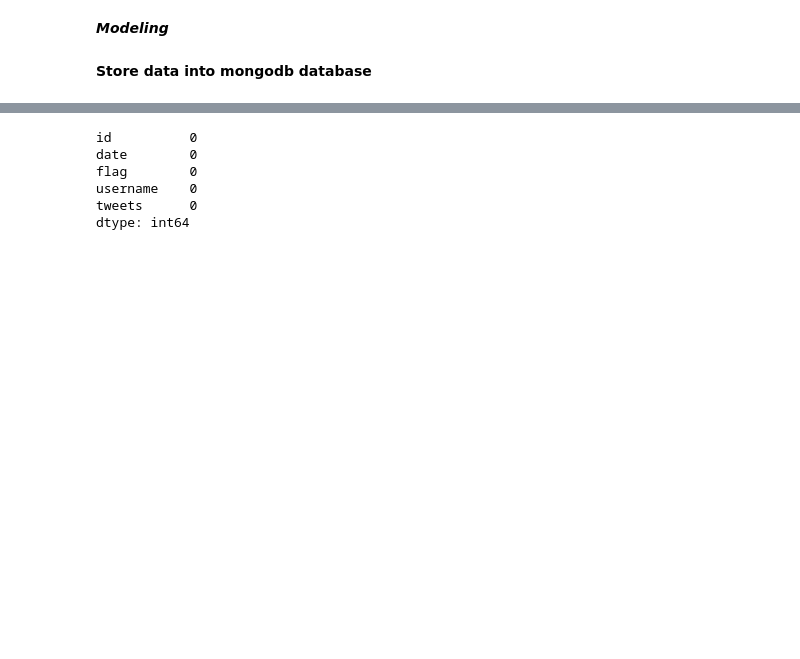
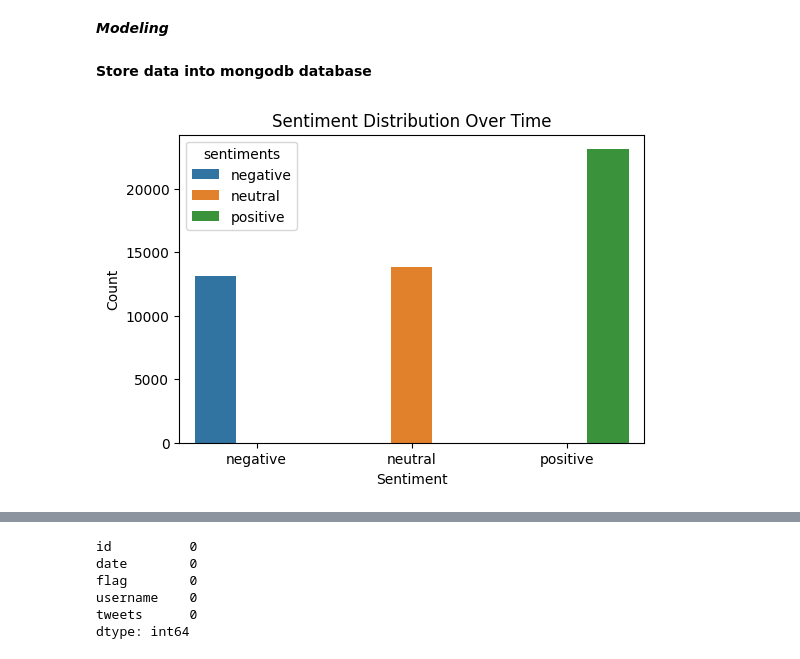
Before and after one commit to muhammadahsan2023/Tweets_Analysis, a Jupyter notebook: tweets_analysis.ipynb, the cells around one changed output, grey strips where cells are left out. Drawn from its saved outputs; the diff is of its cells as text; code cells hidden in the pictures; blank space fills up the shorter version.

```diff
--- a/tweets_analysis.ipynb
+++ b/tweets_analysis.ipynb
@@ -325,6 +323,3 @@ client = MongoClient(url)
 # %%
 # Save the spark DataFrame to a CSV file
 # tweets_data.coalesce(1).write.csv('sentiments.csv', header=True, mode='overwrite')
-# %%
-# read data file
-df = pd.read_csv('/content/drive/MyDrive/Data/tweets.csv')
@@ -330,0 +329,23 @@ df = pd.read_csv('/content/drive/MyDrive/Data/tweets.csv')
+# %%
+# Apply sentiment analysis to each tweet and create a new column 'sentiments'
+df['sentiments'] = df['tweets'].apply(lambda x: sia.polarity_scores(x)['compound'])
+# %%
+# Convert 'sentiments' column to categories
+df['sentiments'] = pd.cut(df['sentiments'], bins=[float('-inf'), -0.05, 0.05, float('inf')],
+                          labels=['negative', 'neutral', 'positive'])
+# %%
+# Define a mapping for sentiments to numeric values
+sentiment_mapping = {'negative': 2, 'neutral': 0, 'positive': 1}
+
+# Map 'sentiments' column to numeric values
+df['label'] = df['sentiments'].map(sentiment_mapping)
+# %%
+# Assuming your DataFrame is named df
+plt.figure(figsize=(6, 4))
+sns.countplot(x='sentiments', data=df, hue='sentiments')
+plt.title('Sentiment Distribution Over Time')
+plt.xlabel('Sentiment')
+plt.ylabel('Count')
+plt.show()
+# %% [output]
+[figure, added]
```
Also changed, not shown: parts of 31 cells of this notebook.
